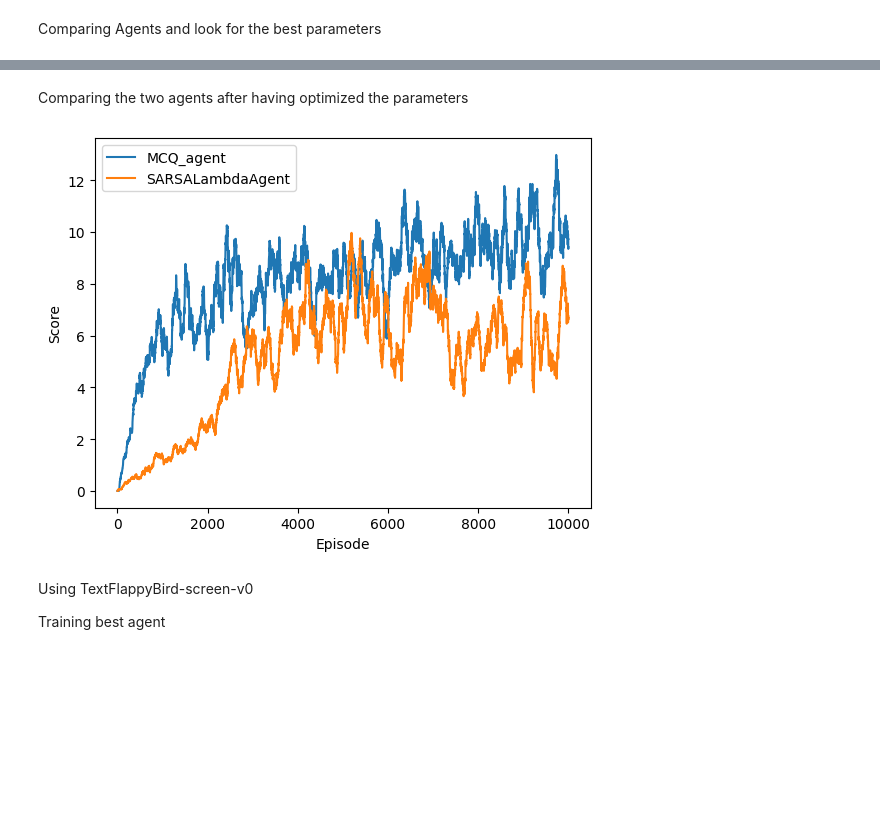
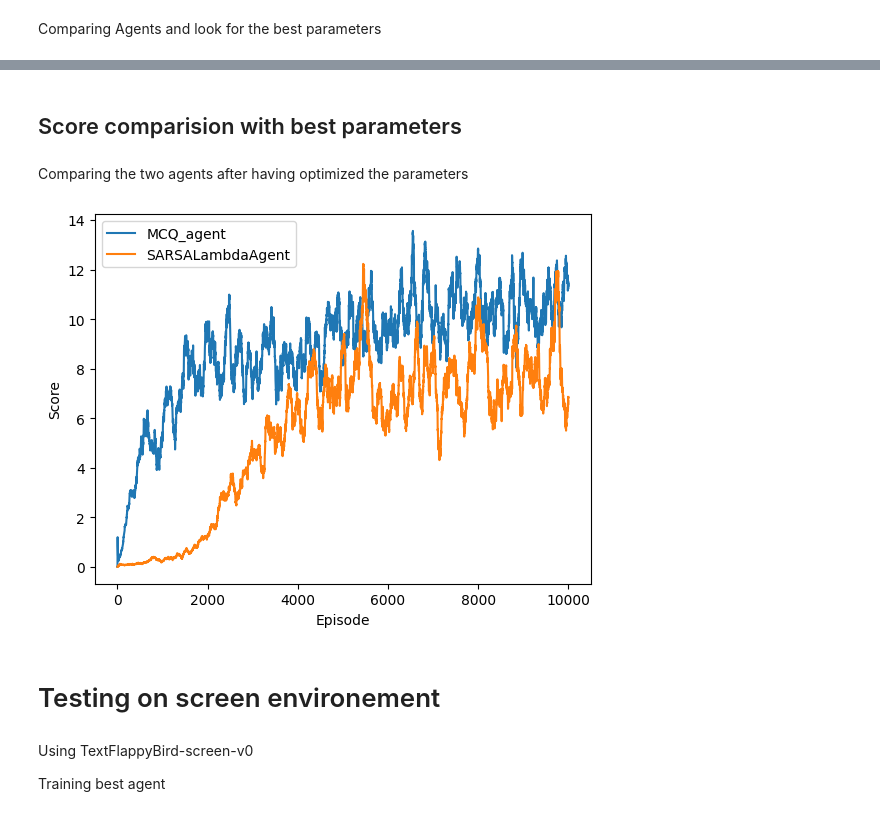
Before and after one commit to theveneth/RL_flappy_bird, a Jupyter notebook: code.ipynb, the cells around one changed output, grey strips where cells are left out. Saved outputs shown, nothing was run; the diff lists cells and outputs as text; code cells hidden in the pictures; blank space fills up the shorter version.

```diff
--- a/code.ipynb
+++ b/code.ipynb
@@ -79,8 +81,8 @@ class MCQ_agent:
                 self.q_table[past_state][past_action] += 1 / self.state_action_count[past_state][past_action] * (G - self.q_table[past_state][past_action])
 # %%
 class SARSALambdaAgent:
-    def __init__(self, env, lambda_value=0.9, alpha=0.1, gamma=0.99, eps=0.1):
-
+    def __init__(self, env, decaying, lambda_value=0.9, alpha=0.1, gamma=0.99, eps=0.1):
+        self.decaying = decaying
         self.env = env
         self.lambda_value = lambda_value
         self.alpha = alpha
@@ -115,7 +117,8 @@ class SARSALambdaAgent:
             self.z_table[state] = np.zeros(self.env.action_space.n)
 
     def start_episode(self):
-        self.epsilon = max(self.eps_decay*self.epsilon, self.eps_min)
+        if self.decaying:
+            self.epsilon = max(self.eps_decay*self.epsilon, self.eps_min)
         for state in self.z_table:
             self.z_table[state] = np.zeros(self.action_space)
 
@@ -140,7 +147,6 @@ class SARSALambdaAgent:
 def train_FB(agent, env, env_name, num_episodes):
     scores = []
     rewards = []
-
     for episode in trange(num_episodes):
 
         state = env.reset()
@@ -172,4 +178,4 @@ def train_FB(agent, env, env_name, num_episodes):
         scores.append(episode_score)
 
     env.close()
-    return scores, rewards
+    return scores, rewards, agent
@@ -236,0 +319,25 @@ Training SARSALambdaAgent with lambda_value = 0.95 on 3000 episodes.
+# %%
+
+# initiate environment
+env_name = 'TextFlappyBird-v0'
+env = gym.make(env_name, height=15, width=20, pipe_gap=4)
+
+# define agents and parameters to vary
+agents = {
+    "MCQ_agent": MCQ_agent,
+    "SARSALambdaAgent": SARSALambdaAgent,
+}
+params = {
+    "MCQ_agent": {"eps": [0.001,0.01,0.1, 0.3, 0.5]},
+    "SARSALambdaAgent": {"lambda_value": [0.8,0.9,0.95]},
+}
+
+# Learning phase
+num_episodes = 10000
+train_and_plot(plot = 'state_value',
+               decaying = False,
+               env = env,
+               env_name = env_name,
+               agents = agents,
+               params = params,
+               num_episodes = num_episodes)
@@ -237,11 +358,13 @@ Training SARSALambdaAgent with lambda_value = 0.95 on 3000 episodes.
+# %% [markdown]
+## Score comparision with best parameters
 # %% [markdown]
 Comparing the two agents after having optimized the parameters
 # %%
-def comparing_agents(env, env_name, agents, params, num_episodes):
+def comparing_agents(env,decaying, env_name, agents, params, num_episodes):
 
     for agent_name, agent_class in agents.items():
-        agent = agent_class(env, **params[agent_name])
-        scores, rewards = train_FB(agent, env, env_name, num_episodes)
+        agent = agent_class(env, decaying, **params[agent_name])
+        scores, rewards, agent = train_FB(agent, env, env_name, num_episodes)
         plt.plot(moving_average(scores), label=f"{agent_name}")
     plt.xlabel("Episode")
     plt.ylabel("Score")
@@ -250,24 +373,26 @@ def comparing_agents(env, env_name, agents, params, num_episodes):
 # %%
 # initiate environment
 env_name = 'TextFlappyBird-v0'
 env = gym.make(env_name, height=15, width=20, pipe_gap=4)
 
 # define agents and parameters to vary
 agents = {
     "MCQ_agent": MCQ_agent,
     "SARSALambdaAgent": SARSALambdaAgent,
 }
 params = {
     "MCQ_agent": {"eps": 0.1}, #{"eps": [0.001,0.01,0.1, 0.3, 0.5]},
     "SARSALambdaAgent": {"lambda_value": 0.85},
 }
 
 # Learning phase
 num_episodes = 10000
 
-comparing_agents(env, env_name, agents, params, num_episodes)
+comparing_agents(env,decaying = True, env_name = env_name, agents = agents, params= params, num_episodes = num_episodes)
 # %% [output]
-[figure, old version]
+[figure, new version]
+# %% [markdown]
+# Testing on screen environement
 # %% [markdown]
 Using TextFlappyBird-screen-v0
 
```
Also changed, not shown: parts of 17 cells of this notebook.
